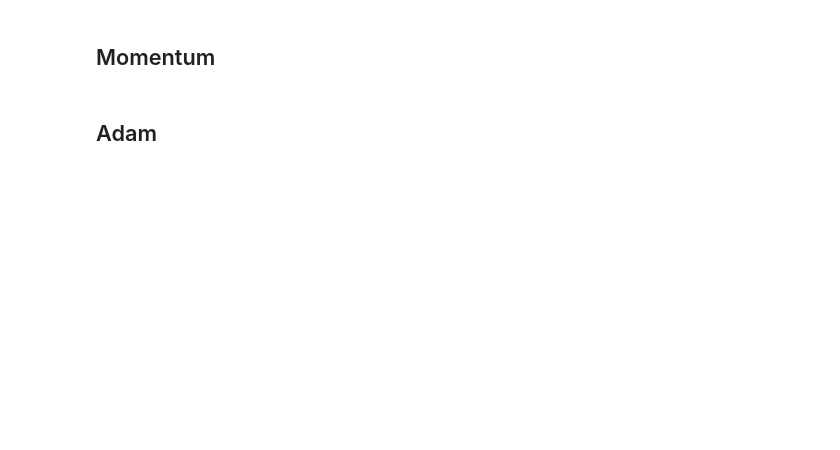
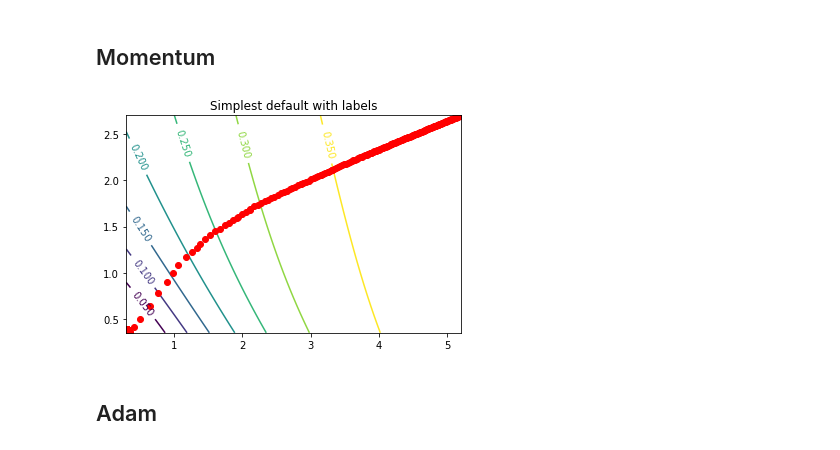
Before and after one commit to adamtiger/DeepLearningTutorial, a Jupyter notebook: DL8_Optimizers.ipynb, the cells around one changed output. Cells and saved outputs as stored; diff of their text form; code cells hidden in the pictures; blank space fills up the shorter version.

```diff
--- a/DL8_Optimizers.ipynb
+++ b/DL8_Optimizers.ipynb
@@ -78,4 +105,10 @@ The formula:
 # %% [markdown]
 ## Momentum
+# %%
+op = optimizers.Momentum(0.99, 10)
+path, view = optimize(x, op, 1000)
+plot_learning_path(view, loss, path)
+# %% [output]
+[figure, added]
 # %% [markdown]
 ## Adam
```
Also changed, not shown: parts of 13 cells of this notebook, 1 other file.
